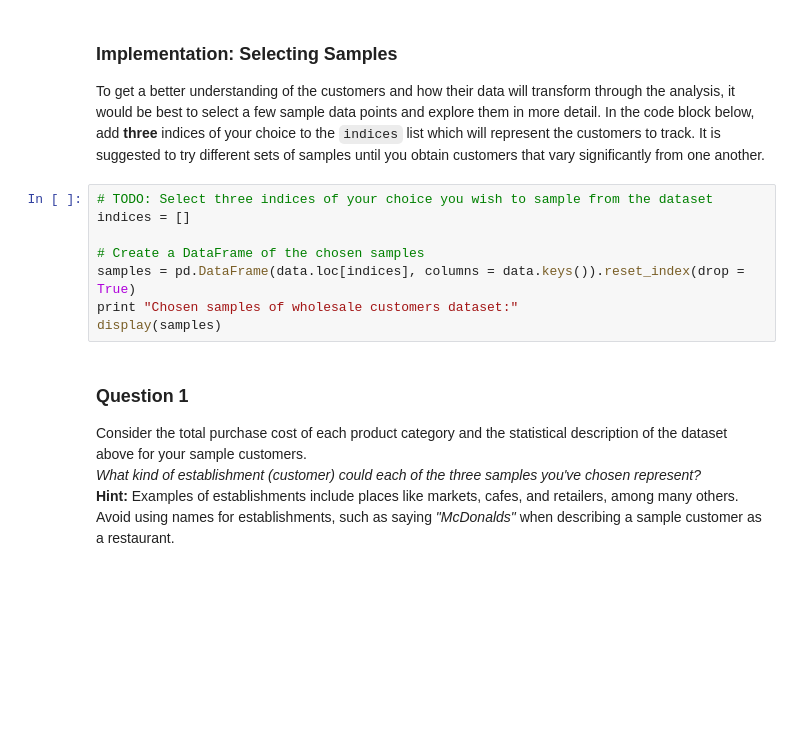
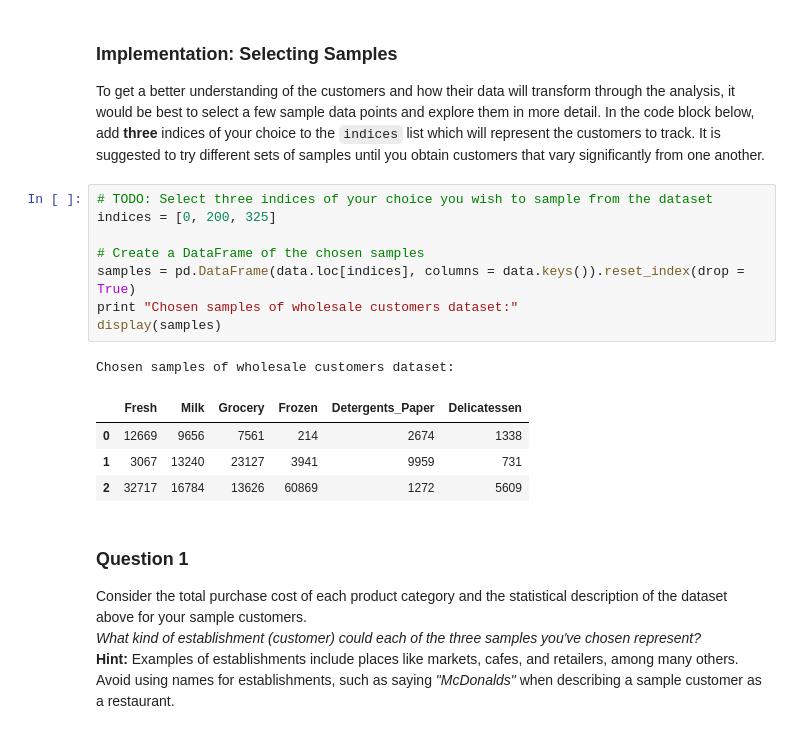
Before and after one commit to omoju/creatingCustomerSegments, a Jupyter notebook: customerSegments.ipynb, the cells around one changed output. Saved outputs shown, nothing was run; the diff lists cells and outputs as text; blank space fills up the shorter version.

```diff
--- a/customerSegments.ipynb
+++ b/customerSegments.ipynb
@@ -42,12 +52,18 @@ display(data.describe())
 To get a better understanding of the customers and how their data will transform through the analysis, it would be best to select a few sample data points and explore them in more detail. In the code block below, add **three** indices of your choice to the `indices` list which will represent the customers to track. It is suggested to try different sets of samples until you obtain customers that vary significantly from one another.
 # %%
 # TODO: Select three indices of your choice you wish to sample from the dataset
-indices = []
+indices = [0, 200, 325]
 
 # Create a DataFrame of the chosen samples
 samples = pd.DataFrame(data.loc[indices], columns = data.keys()).reset_index(drop = True)
 print "Chosen samples of wholesale customers dataset:"
 display(samples)
+# %% [output]
+Chosen samples of wholesale customers dataset:
+|  | Fresh | Milk | Grocery | Frozen | Detergents_Paper | Delicatessen |
+| 0 | 12669 | 9656 | 7561 | 214 | 2674 | 1338 |
+| 1 | 3067 | 13240 | 23127 | 3941 | 9959 | 731 |
+| 2 | 32717 | 16784 | 13626 | 60869 | 1272 | 5609 |
 # %% [markdown]
 ### Question 1
 Consider the total purchase cost of each product category and the statistical description of the dataset above for your sample customers.
```
Also changed, not shown: parts of 3 cells of this notebook.
